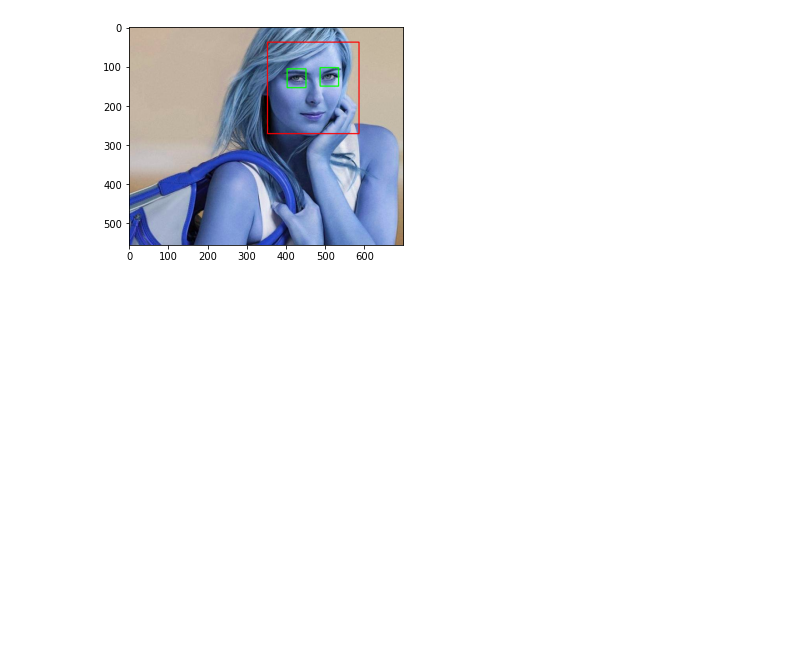
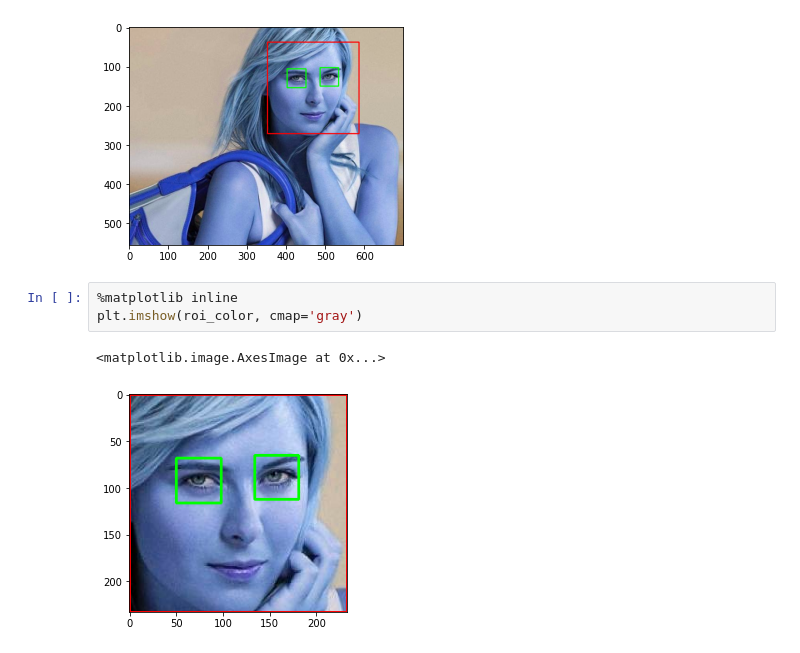
Before and after one commit to iamabdulrazak/image_processing, a Jupyter notebook: script.ipynb, the cells around one changed output. Cells and saved outputs as stored; diff of their text form; blank space fills up the shorter version.

```diff
--- a/script.ipynb
+++ b/script.ipynb
@@ -62,3 +62,9 @@ plt.imshow(face_img, cmap='gray')
 plt.show()
 # %% [output]
 [figure]
+# %%
+%matplotlib inline
+plt.imshow(roi_color, cmap='gray')
+# %% [output]
+<matplotlib.image.AxesImage at 0x...>
+[figure, added]
```
